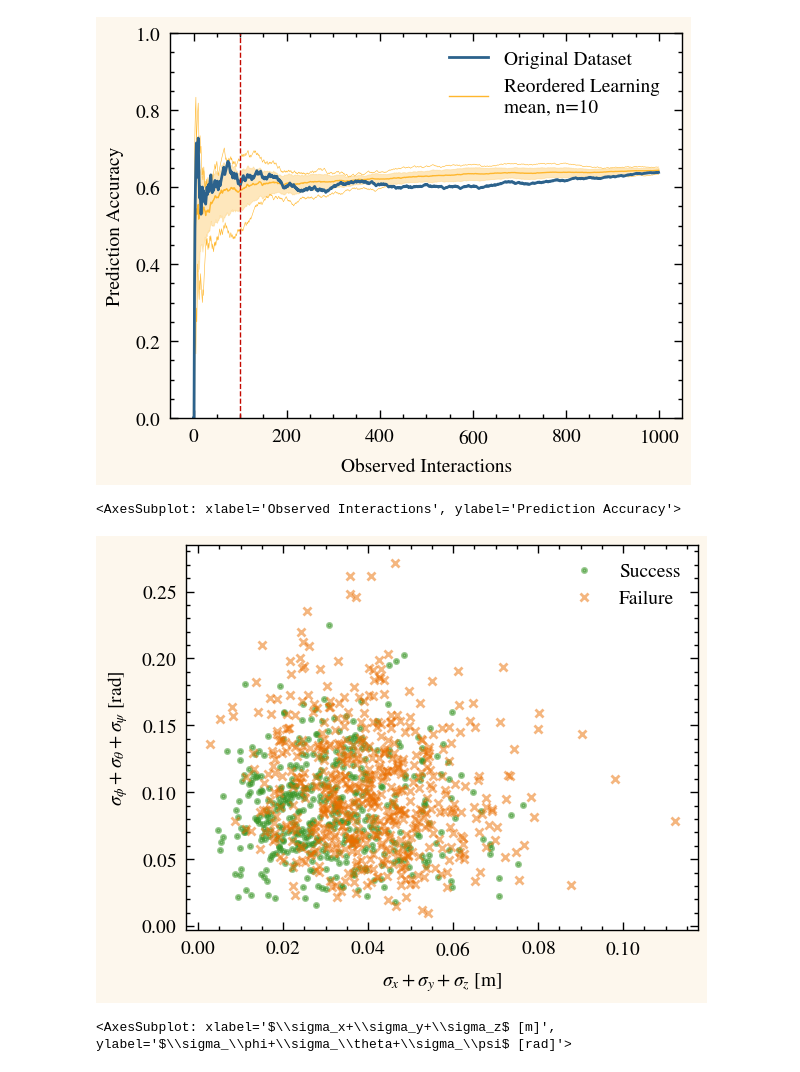
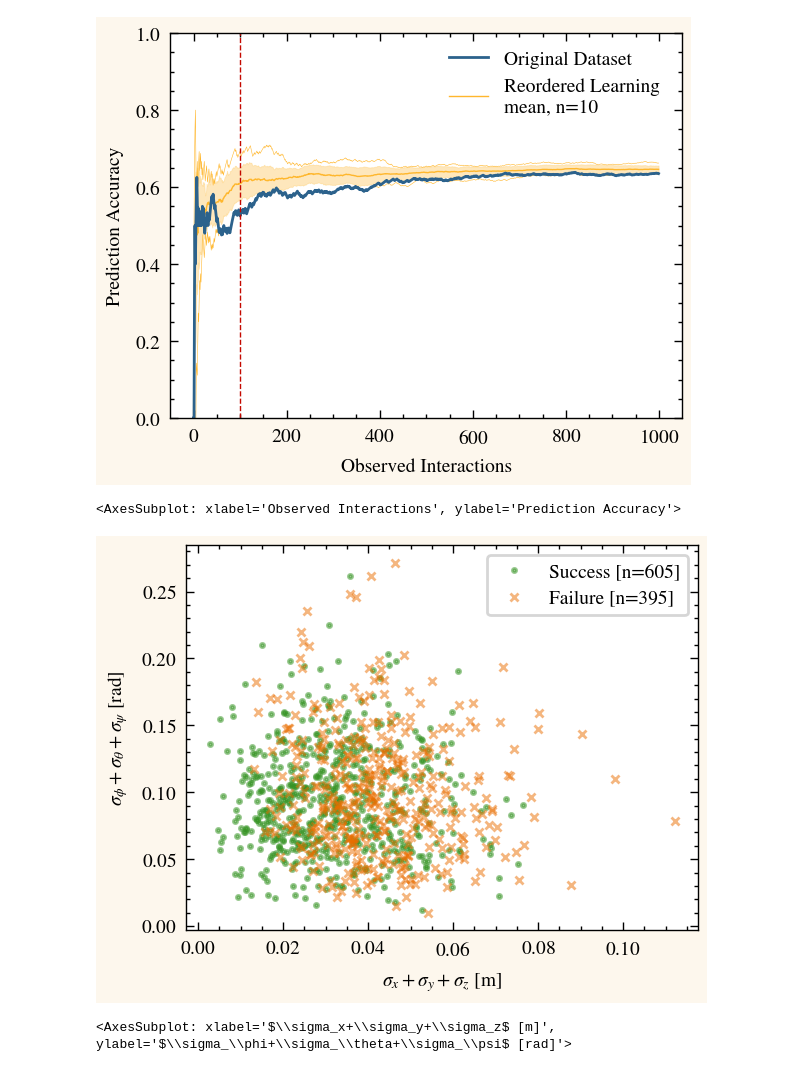
Before and after one commit to Kaiser1401/ign_moveit2_examples, a Jupyter notebook: examples/py/analyse_and_plot.ipynb, the cells around one changed output. Drawn from its saved outputs; the diff is of its cells as text; code cells hidden in the pictures.

Commit message:
correction in distance function, testdata backup

```diff
--- a/examples/py/analyse_and_plot.ipynb
+++ b/examples/py/analyse_and_plot.ipynb
@@ -4,10 +4,11 @@ from sympy import rotations
 from sympy.abc import alpha
 from sympy.printing.pretty.pretty_symbology import line_width
 
-from ign_moveit2_examples.examples.py.analyse_data import color
+from src.ign_moveit2_examples.examples.py.analyse_data import color
 
 #DataFile
 fn = '/home/klaus/code/pymi2_ws/sim_data/out/testdata_v2_1k.dill'
+#fn = '/home/klaus/code/pymi2_ws/sim_data/working/testdata_nt39_v2_1k.dill'
 
 #plot putput
 figurefolder = '/home/klaus/code/pymi2_ws/sim_data/figures'
@@ -29,3 +30,11 @@ cfg_bEqualBinSize = True # True have nearly equal amount of samples per bin, Fal
 cfg_bMedianPrediction = False # Use median instead of mean for each bin's reported prediction
 
 cfg_bSaveFigures = True
+
+#cfg_reevaluate_success_params = None
+cfg_reevaluate_success_params = 'cube'
+
+# setup reevaluation distance threshold and rotation penalty
+reevaluation_params = {}
+reevaluation_params['cube'] = (0.025,0)  # dist_threshold_m, rad_per_m
+reevaluation_params['nt39'] = (0.05,0.1)  # dist_threshold_m, rad_per_m
@@ -159,9 +172,18 @@ def relearn_and_get_data(simdata,bShuffle=False,bPrint=True,bProbabilityPred=Tru
 
     learned_count = 0
 
+    skipped_no_outcome = 0
 
     for e in simdata:
         assert isinstance(e, data_utils.DataEntry)
+        if e.b_outcome is None:
+            skipped_no_outcome +=1
+            continue
+
+        # actually reclassify success
+        if cfg_reevaluate_success_params is not None:
+            e.b_outcome = data_utils.pose_distance(data_utils.Transform(),e.final_pose_from_goal,reevaluation_params[cfg_reevaluate_success_params][1]) <= reevaluation_params[cfg_reevaluate_success_params][0]
+
         pred = clf.predict(e.sampled_variance)
         pred_prob = clf.predict_prob(e.sampled_variance)
         outcome = e.b_outcome
@@ -177,6 +199,9 @@ def relearn_and_get_data(simdata,bShuffle=False,bPrint=True,bProbabilityPred=Tru
         if tmp is not None:
             predicted_probability__iter.append(tmp)
             result__iter.append(tf_lookup[e.b_outcome])
+
+    if bPrint:
+        print(f'Entries without outcome: {skipped_no_outcome}')
 
     pred_ratio_iterative = clf.get_equal_ratios().copy()
 
@@ -329,35 +354,39 @@ plt.show()
 
 figsave(ax,'fig_pred_accuracy')
 # %% [output]
-[figure, old version]
+[figure, new version]
 <AxesSubplot: xlabel='Observed Interactions', ylabel='Prediction Accuracy'>
 # %%
 #Data Scatter
 
 pd_data = ad.data_2_pandas(simdata)
+
 
 c_fail = 'orange'
 c_succ = 'green'
 
 xn = 'sum_s_trans'
 yn = 'sum_s_rot'
 
 ax = None
 
 ax = pd_data.loc[pd_data['success'] == 1].plot(x=xn, y=yn, ax =ax, marker='.', c=colours[c_succ], linestyle='', alpha =0.5)
 ax = pd_data.loc[pd_data['success'] == 0].plot(x=xn, y=yn, ax=ax, marker='x', c=colours[c_fail], linestyle='', alpha =0.5)
 #ax.set_facecolor(colours['background'])
 
+cnt_s = len(pd_data.loc[pd_data['success'] == 1])
+cnt_f = len(pd_data.loc[pd_data['success'] == 0])
+
 #ax = pd_data.loc[pd_data['success'] == 0].plot(x=xn, y=yn, ax=ax, marker='x', c=colours[c_fail], linestyle='')
-ax.legend(['Success','Failure'])
+ax.legend([f'Success [n={cnt_s}]',f'Failure [n={cnt_f}]'],frameon=True)
 
 plt.xlabel(r'$\sigma_x+\sigma_y+\sigma_z$ [m]')
 plt.ylabel(r'$\sigma_\phi+\sigma_\theta+\sigma_\psi$ [rad]')
 
 
 plt.show()
 
 figsave(ax,'fig_success_scatter_sigma')
 # %% [output]
-[figure, old version]
+[figure, new version]
 <AxesSubplot: xlabel='$\\sigma_x+\\sigma_y+\\sigma_z$ [m]', ylabel='$\\sigma_\\phi+\\sigma_\\theta+\\sigma_\\psi$ [rad]'>
```
Also changed, not shown: parts of 4 cells of this notebook, 8 other files.
